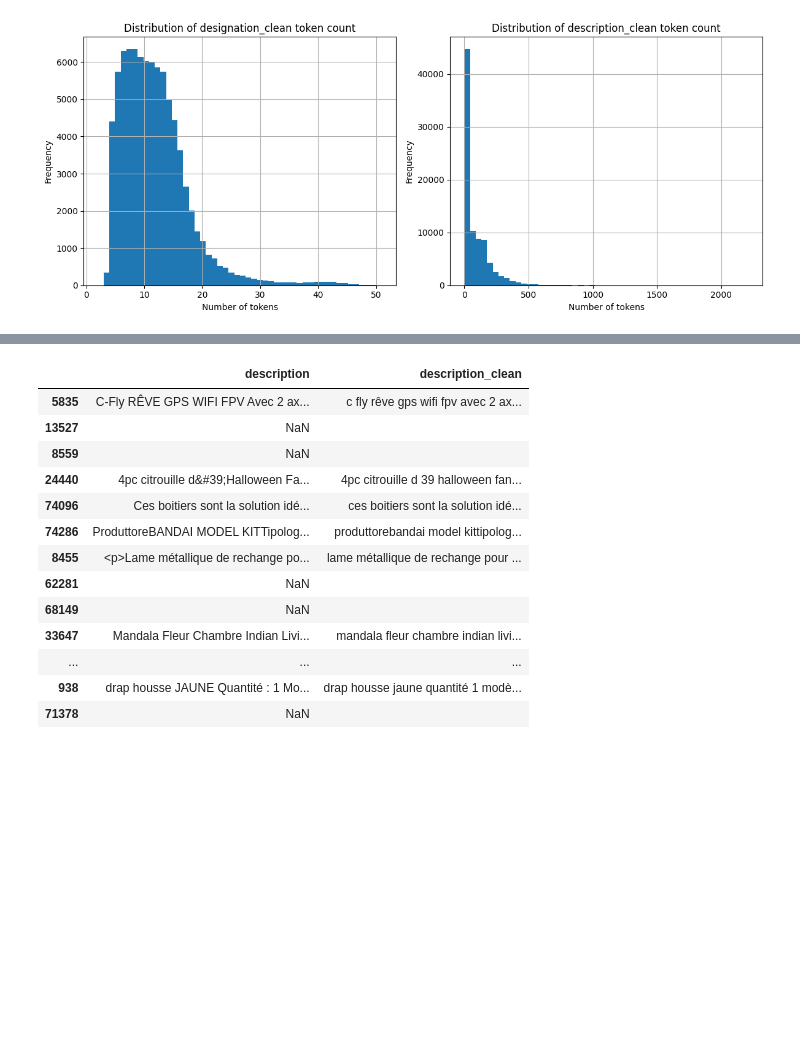
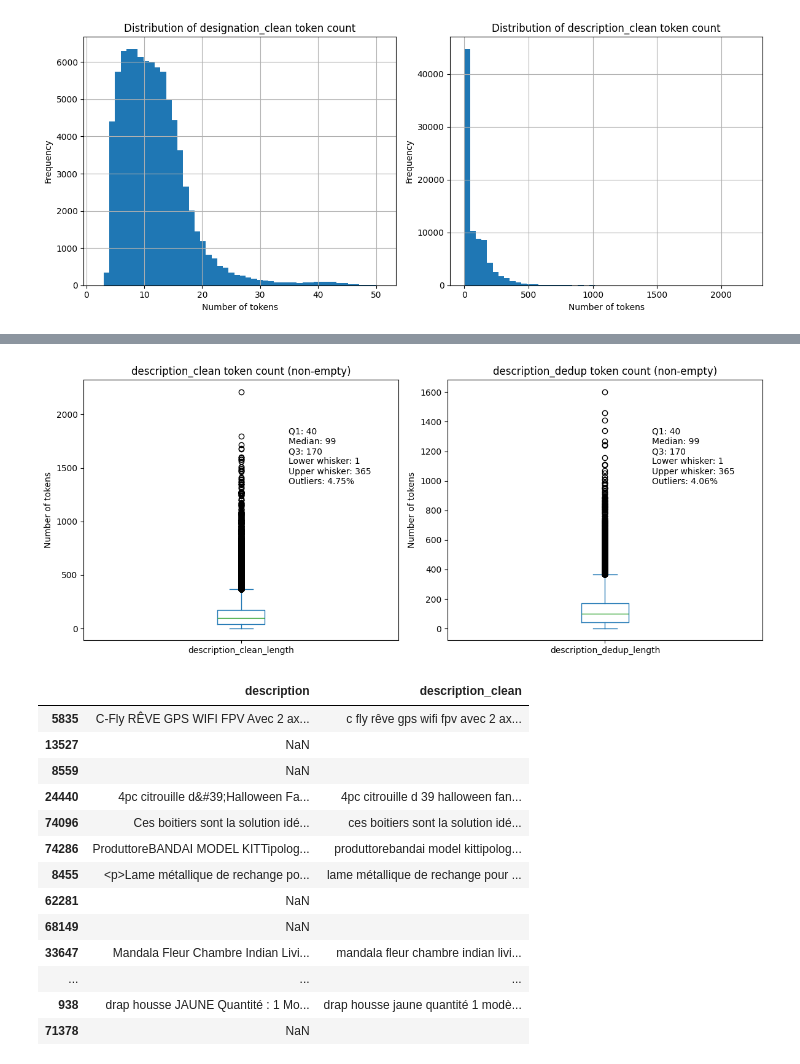
Before and after one commit to Stonesthrowing/Rakuten_Data_Science, a Jupyter notebook: rakuten.ipynb, the cells around one changed output, grey strips where cells are left out. Drawn from its saved outputs; the diff is of its cells as text; code cells hidden in the pictures; blank space fills up the shorter version.

```diff
--- a/rakuten.ipynb
+++ b/rakuten.ipynb
@@ -487,3 +712,74 @@ plt.show()
+# %%
+# token lengths
+df["description_clean_length"] = df["description_clean"].str.split().str.len()
+df["description_dedup_length"] = df["description_dedup"].str.split().str.len()
+
+# exclude empty descriptions
+desc_clean = df.loc[df["description_clean"].str.strip() != "", "description_clean_length"]
+desc_dedup = df.loc[df["description_dedup"].str.strip() != "", "description_dedup_length"]
+
+def box_stats(series):
+    q1 = series.quantile(0.25)
+    q2 = series.quantile(0.50)
+    q3 = series.quantile(0.75)
+    iqr = q3 - q1
+    lower = max(series.min(), q1 - 1.5 * iqr)
+    upper = min(series.max(), q3 + 1.5 * iqr)
+    outliers = ((series < lower) | (series > upper)).sum()
+    ratio = outliers / len(series)
+    return q1, q2, q3, lower, upper, ratio
+
+stats_clean = box_stats(desc_clean)
+stats_dedup = box_stats(desc_dedup)
+
+fig, axes = plt.subplots(1, 2, figsize=(12,5))
+
+# description_clean
+desc_clean.plot.box(ax=axes[0])
+axes[0].set_title("description_clean token count (non-empty)")
+axes[0].set_ylabel("Number of tokens")
+
+text_clean = (
+    f"Q1: {stats_clean[0]:.0f}\n"
+    f"Median: {stats_clean[1]:.0f}\n"
+    f"Q3: {stats_clean[2]:.0f}\n"
+    f"Lower whisker: {stats_clean[3]:.0f}\n"
+    f"Upper whisker: {stats_clean[4]:.0f}\n"
+    f"Outliers: {stats_clean[5]:.2%}"
+)
+
+axes[0].text(
+    0.65, 0.6,
+    text_clean,
+    transform=axes[0].transAxes,
+    bbox=dict(facecolor="white", alpha=0.7, edgecolor="none")
+)
+
+# description_dedup
+desc_dedup.plot.box(ax=axes[1])
+axes[1].set_title("description_dedup token count (non-empty)")
+axes[1].set_ylabel("Number of tokens")
+
+text_dedup = (
+    f"Q1: {stats_dedup[0]:.0f}\n"
+    f"Median: {stats_dedup[1]:.0f}\n"
+    f"Q3: {stats_dedup[2]:.0f}\n"
+    f"Lower whisker: {stats_dedup[3]:.0f}\n"
+    f"Upper whisker: {stats_dedup[4]:.0f}\n"
+    f"Outliers: {stats_dedup[5]:.2%}"
+)
+
+axes[1].text(
+    0.65, 0.6,
+    text_dedup,
+    transform=axes[1].transAxes,
+    bbox=dict(facecolor="white", alpha=0.7, edgecolor="none")
+)
+
+plt.tight_layout()
+plt.show()
+# %% [output]
+[figure, added]
 # %%
 df[["description","description_clean"]].sample(20, random_state=7)
 # %% [output]
```
Also changed, not shown: parts of 13 cells of this notebook, 2 other files.
